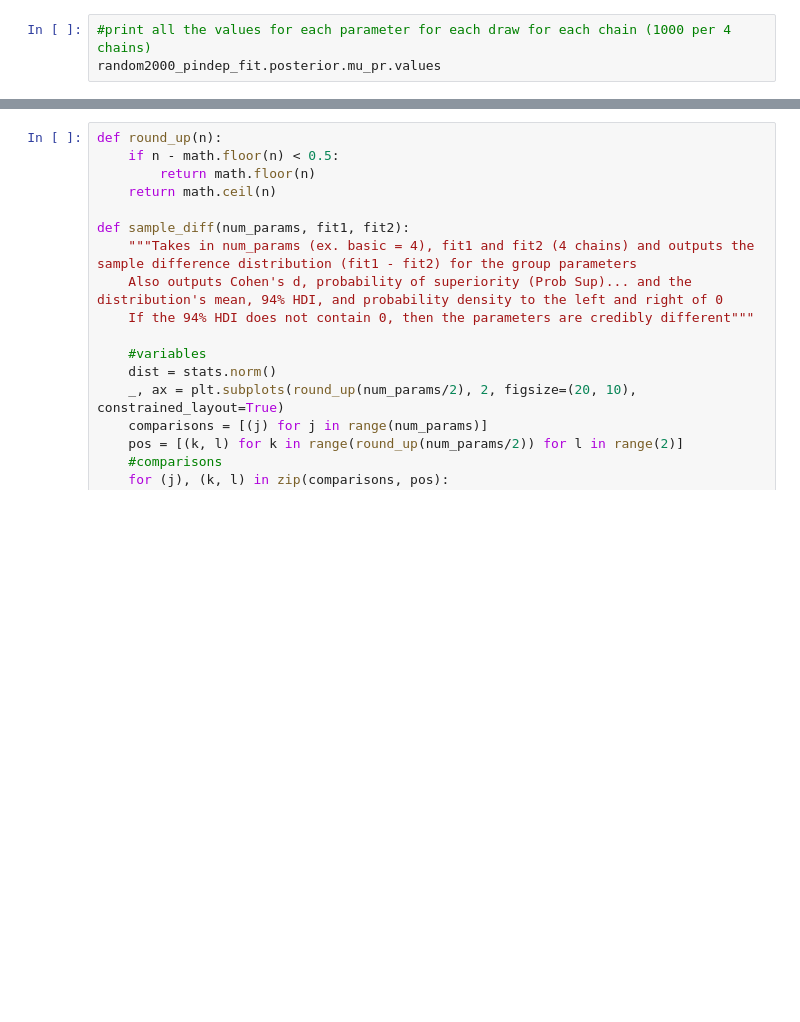
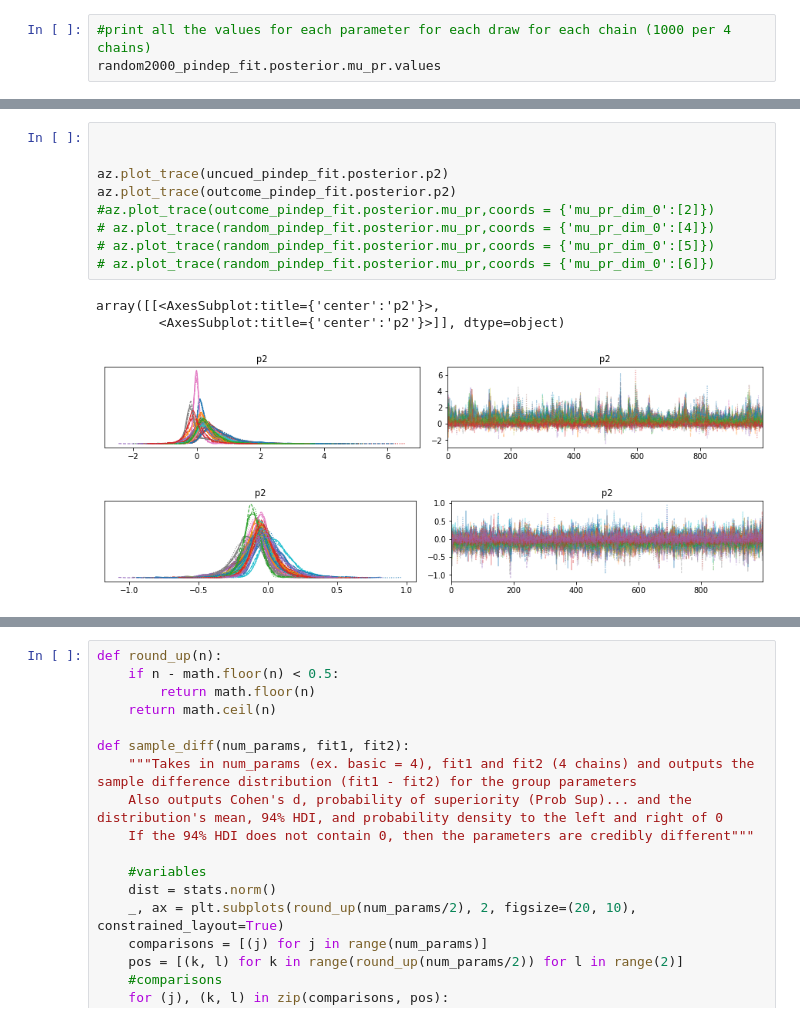
Before and after one commit to deckyblue/sparklyRGT, a Jupyter notebook: Pystan/HDI/rgt_model_posterior_figures.ipynb, the cells around one changed output, grey strips where cells are left out. Saved outputs shown, nothing was run; the diff lists cells and outputs as text; blank space fills up the shorter version.

```diff
--- a/Pystan/HDI/rgt_model_posterior_figures.ipynb
+++ b/Pystan/HDI/rgt_model_posterior_figures.ipynb
@@ -250,0 +274,14 @@ graph(['uncued2000','uncued'],'pindep')
+# %%
+
+
+az.plot_trace(uncued_pindep_fit.posterior.p2)
+az.plot_trace(outcome_pindep_fit.posterior.p2)
+#az.plot_trace(outcome_pindep_fit.posterior.mu_pr,coords = {'mu_pr_dim_0':[2]})
+# az.plot_trace(random_pindep_fit.posterior.mu_pr,coords = {'mu_pr_dim_0':[4]})
+# az.plot_trace(random_pindep_fit.posterior.mu_pr,coords = {'mu_pr_dim_0':[5]})
+# az.plot_trace(random_pindep_fit.posterior.mu_pr,coords = {'mu_pr_dim_0':[6]})
+# %% [output]
+array([[<AxesSubplot:title={'center':'p2'}>,
+        <AxesSubplot:title={'center':'p2'}>]], dtype=object)
+[figure, added]
+[figure, added]
```
Also changed, not shown: parts of 7 cells of this notebook.
